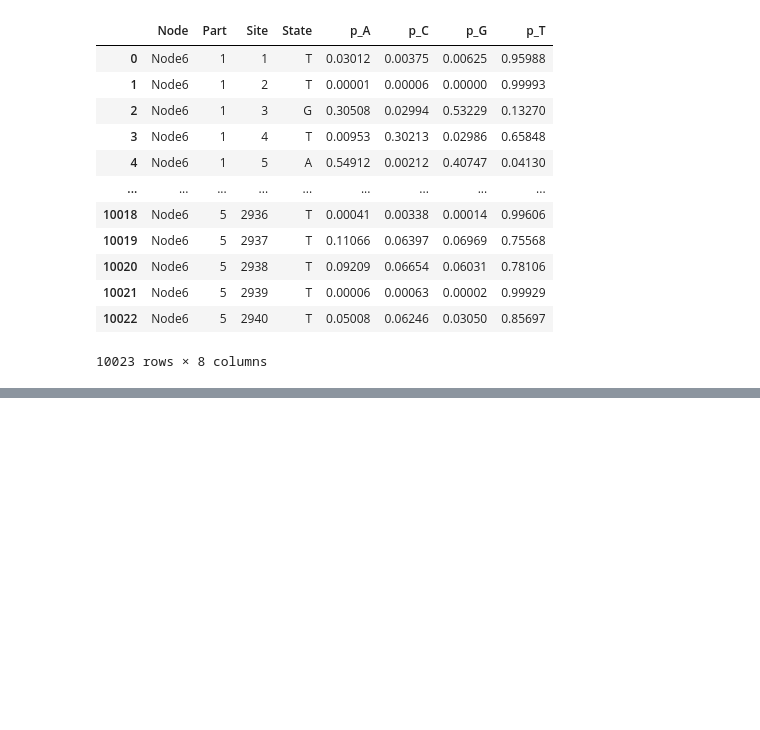
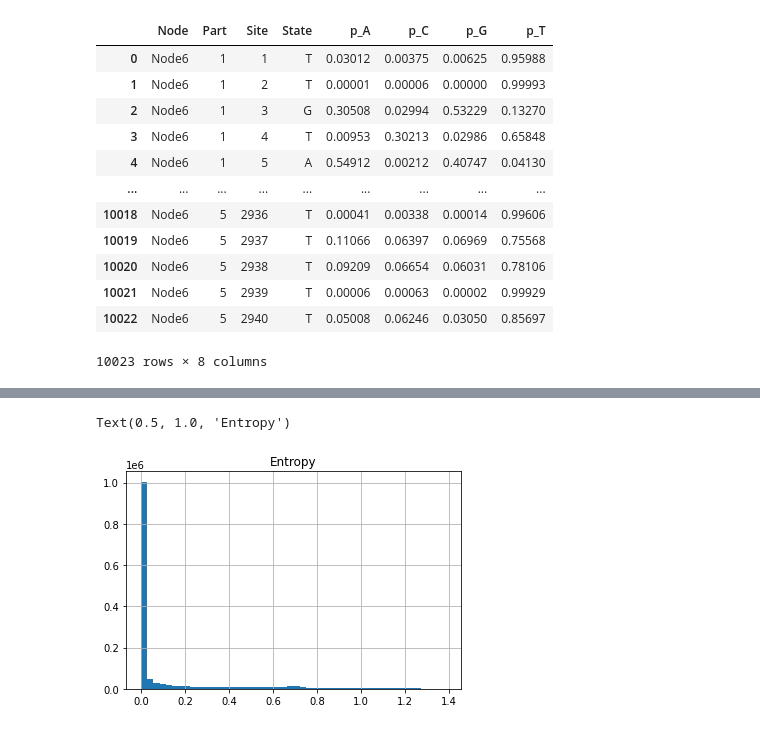
Before and after one commit to kpotoh/birds, a Jupyter notebook: nb/mut_extraction.ipynb, the cells around one changed output, grey strips where cells are left out. Cells and saved outputs as stored; diff of their text form; code cells hidden in the pictures; blank space fills up the shorter version.

```diff
--- a/nb/mut_extraction.ipynb
+++ b/nb/mut_extraction.ipynb
@@ -51,0 +84,6 @@ mut[mut.Node == "Node6"]
+# %%
+mentr.hist(bins=50)
+plt.title("Entropy")
+# %% [output]
+Text(0.5, 1.0, 'Entropy')
+[figure, added]
```
Also changed, not shown: parts of 21 cells of this notebook, 1 other file.
